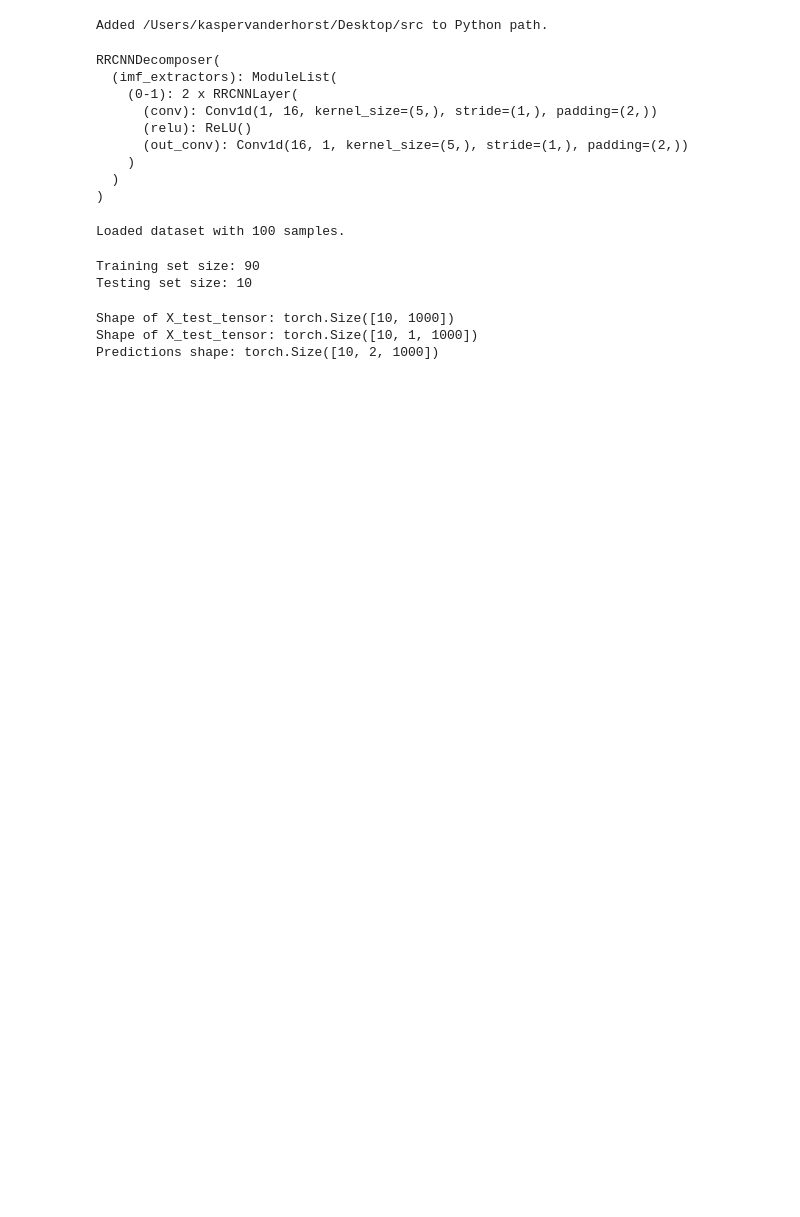
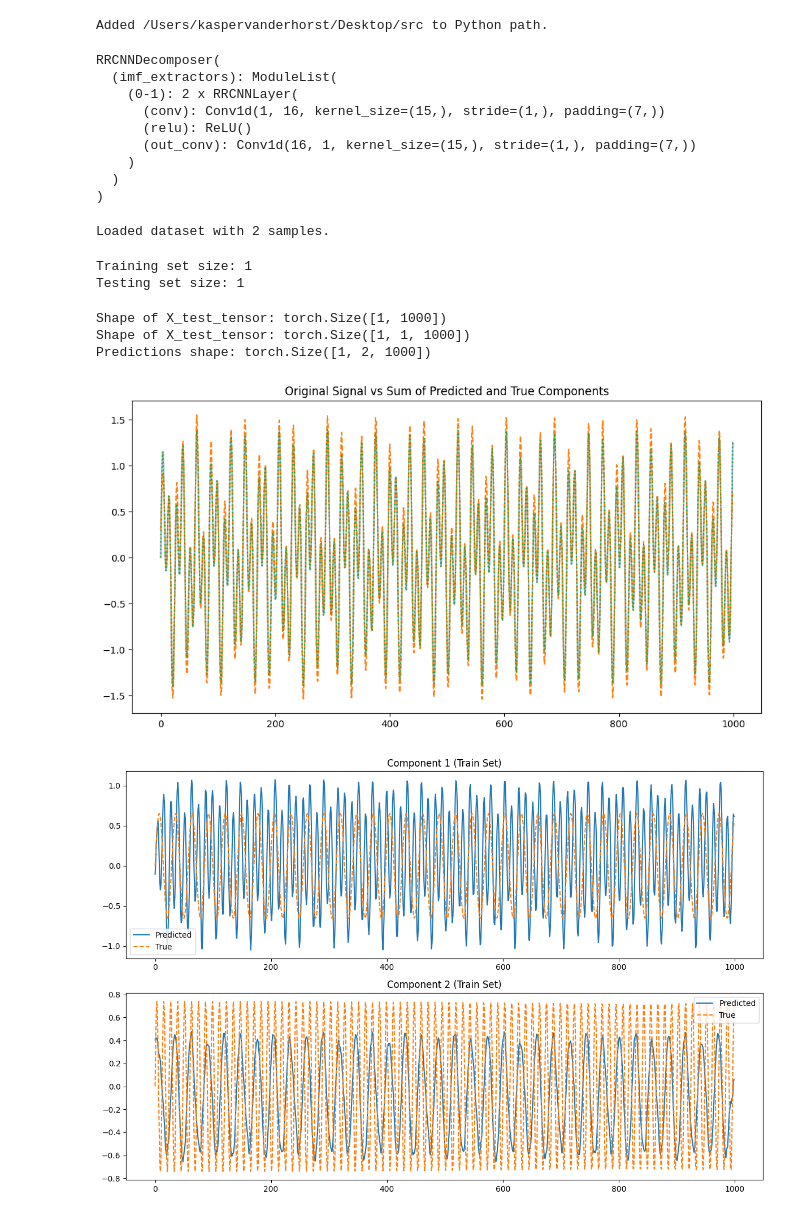
Before and after one commit to KJMvanderHorst/thesis, a Jupyter notebook: notebooks/band_liming_trail.ipynb, the cells around one changed output. Saved outputs shown, nothing was run; the diff lists cells and outputs as text; code cells hidden in the pictures; blank space fills up the shorter version.

```diff
--- a/notebooks/band_liming_trail.ipynb
+++ b/notebooks/band_liming_trail.ipynb
@@ -4,6 +4,7 @@
 import torch
 import os
 import sys
+import matplotlib.pyplot as plt
 import numpy as np
 
 os.chdir("/Users/kaspervanderhorst/Desktop/thesis")
@@ -19,7 +20,7 @@ print(f"Added {src_path} to Python path.")
 from src.models.base_model import RRCNNDecomposer
 
 # Specify the path to the saved model checkpoint
-model_path = "/Users/kaspervanderhorst/Desktop/thesis/models/band_leakage_test.pth"
+model_path = "/Users/kaspervanderhorst/Desktop/thesis/models/debug_leakage_and_reconstruction_2.pth"
 # Load the model
 model = RRCNNDecomposer()  # Adjust parameters as per your model
 model.load_state_dict(torch.load(model_path))
@@ -29,15 +30,15 @@ Added /Users/kaspervanderhorst/Desktop/src to Python path.
 RRCNNDecomposer(
   (imf_extractors): ModuleList(
     (0-1): 2 x RRCNNLayer(
-      (conv): Conv1d(1, 16, kernel_size=(5,), stride=(1,), padding=(2,))
+      (conv): Conv1d(1, 16, kernel_size=(15,), stride=(1,), padding=(7,))
       (relu): ReLU()
-      (out_conv): Conv1d(16, 1, kernel_size=(5,), stride=(1,), padding=(2,))
+      (out_conv): Conv1d(16, 1, kernel_size=(15,), stride=(1,), padding=(7,))
     )
   )
 )
 # %%
 # Resolve the dataset path
-dataset_path = "/Users/kaspervanderhorst/Desktop/thesis/src/data/data_storage/composite_signals_20250501T130125.npz"
+dataset_path = "/Users/kaspervanderhorst/Desktop/thesis/src/data/data_storage/composite_signals_20250508T162000.npz"
 
 # Load the dataset
 data = np.load(dataset_path)
@@ -46,19 +47,19 @@ y = data['components']  # Ground truth components
 
 print(f"Loaded dataset with {X.shape[0]} samples.")
 # %% [output]
-Loaded dataset with 100 samples.
+Loaded dataset with 2 samples.
 # %%
 # Train-Test Split
 from sklearn.model_selection import train_test_split
 
 # Split the dataset
-X_train, X_test, y_train, y_test = train_test_split(X, y, test_size=0.1, random_state=42)
+X_train, X_test, y_train, y_test = train_test_split(X, y, test_size=0.5, random_state=42)
 
 print(f"Training set size: {X_train.shape[0]}")
 print(f"Testing set size: {X_test.shape[0]}")
 # %% [output]
-Training set size: 90
-Testing set size: 10
+Training set size: 1
+Testing set size: 1
 # %%
 # Make Predictions
 # Convert test data to PyTorch tensors
@@ -73,6 +74,57 @@ with torch.no_grad():
 
 print("Predictions shape:", predictions.shape)
 # %% [output]
-Shape of X_test_tensor: torch.Size([10, 1000])
-Shape of X_test_tensor: torch.Size([10, 1, 1000])
-Predictions shape: torch.Size([10, 2, 1000])
+Shape of X_test_tensor: torch.Size([1, 1000])
+Shape of X_test_tensor: torch.Size([1, 1, 1000])
+Predictions shape: torch.Size([1, 2, 1000])
+# %%
+from scipy.signal import welch
+
+# Inspect Decompositions for Training Set
+# Visualize the decompositions predicted by the model and compare them to the ground truth for the training set
+
+# Select a sample to visualize
+sample_idx = 0
+X_train_tensor = torch.tensor(X_train, dtype=torch.float32).unsqueeze(1)  # Add channel dimension
+
+# Make predictions for the training set
+with torch.no_grad():
+    train_predictions = model(X_train_tensor)
+
+predicted_components_train = train_predictions[sample_idx].numpy()
+true_components_train = y_train[sample_idx]
+
+# plot the sum of the components and the original signal
+plt.figure(figsize=(12, 6))
+plt.plot(X_train[sample_idx], label="Original Signal", alpha=0.5)
+plt.plot(np.sum(predicted_components_train, axis=0), label="Sum of Predicted Components", linestyle="dashed")
+plt.plot(np.sum(true_components_train, axis=0), label="Sum of True Components", linestyle="dotted")
+plt.title("Original Signal vs Sum of Predicted and True Components")
+
+# Plot the predicted and true components for the training set
+num_components_train = predicted_components_train.shape[0]
+plt.figure(figsize=(12, 8))
+for i in range(num_components_train):
+    plt.subplot(num_components_train, 1, i + 1)
+    plt.plot(predicted_components_train[i], label="Predicted")
+    plt.plot(true_components_train[i], label="True", linestyle="dashed")
+    plt.title(f"Component {i + 1} (Train Set)")
+    plt.legend()
+
+plt.tight_layout()
+plt.show()
+
+# Plot the predicted component with the other true component for the training set
+plt.figure(figsize=(12, 8))
+for i in range(num_components_train):
+    plt.subplot(num_components_train, 1, i + 1)
+    plt.plot(predicted_components_train[i], label="Predicted")
+    plt.plot(true_components_train[1 - i], label="Other True Component", linestyle="dashed")
+    plt.title(f"Component {i + 1} (Train Set vs Other True Component)")
+    plt.legend()
+
+plt.tight_layout()
+plt.show()
+# %% [output]
+[figure, added]
+[figure, added]
```
Also changed, not shown: parts of 2 cells of this notebook, 7 other files.
